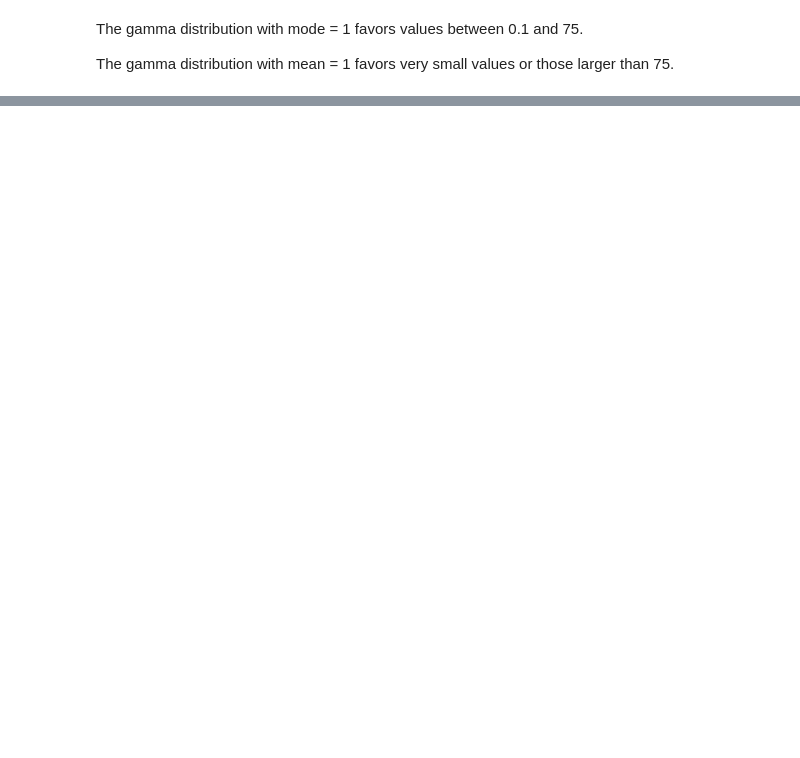
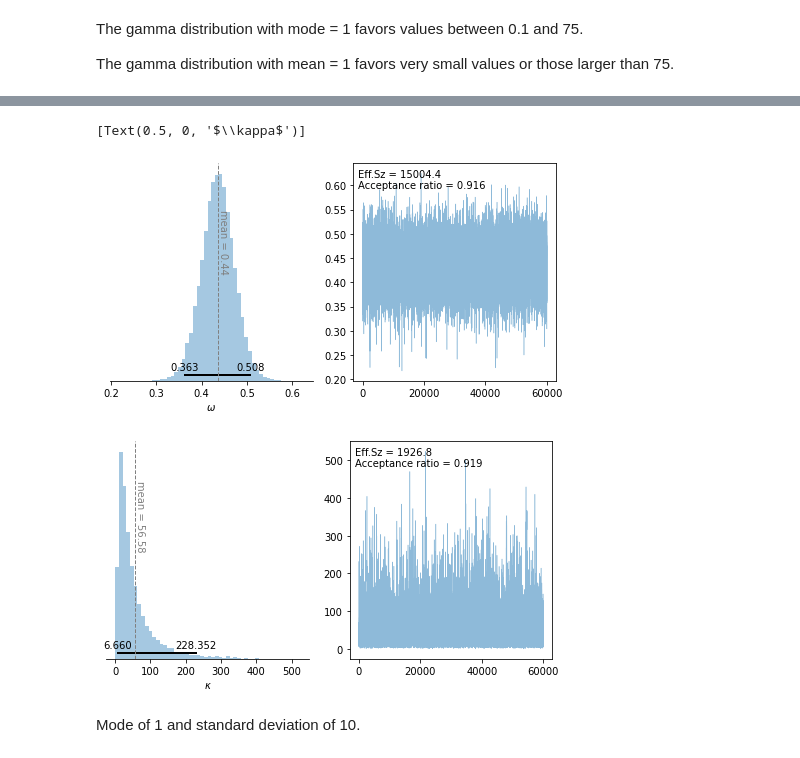
Before and after one commit to Nagasaki45/dbdapy, a Jupyter notebook: ch09.ipynb, the cells around one changed output, grey strips where cells are left out. Drawn from its saved outputs; the diff is of its cells as text; code cells hidden in the pictures; blank space fills up the shorter version.

```diff
--- a/ch09.ipynb
+++ b/ch09.ipynb
@@ -230,0 +92,34 @@ If the priors should be vague as possible mean 1 prior is probably better.
+# %%
+def run_pymc3_model_with_gamma_params(gamma_params, data, *, sample_prior=False):
+
+    subjects = data['s'].unique()
+
+    with pm.Model():
+
+        # Higher level parameters
+        omega = pm.Beta('omega', 1, 1)
+        # PyMC3 works with rate parameter instead of scale parameter
+        kappa = pm.Gamma('kappa', gamma_params.shape, 1 / gamma_params.scale) + 2
+
+        # Lower level parameters
+        subject_theta = pm.Beta(
+            'theta',
+            omega * (kappa - 2) + 1,
+            (1 - omega) * (kappa - 2) + 1,
+            shape=(len(subjects), 1),
+        )
+
+        # Subjects data
+        if not sample_prior:
+            subjects_data = [data['y'][data['s'] == s].values for s in subjects]
+            pm.Bernoulli(
+                'y',
+                subject_theta,
+                observed=subjects_data,
+            )
+
+        # Inference
+        # Aiming for >10k effective sample size on higher level params
+        trace = pm.sample(15_000, chains=CHAINS)
+
+    return trace
@@ -230,0 +128,5 @@ If the priors should be vague as possible mean 1 prior is probably better.
+# %%
+%%time
+
+gamma_params = gamma_params_from_mean_and_sd(1, 10)
+trace = run_pymc3_model_with_gamma_params(gamma_params, data)
@@ -230,0 +147,11 @@ If the priors should be vague as possible mean 1 prior is probably better.
+# %%
+axes = plot_utils.trace(trace.get_values('omega'))
+axes[0].set(xlabel=r'$\omega$')
+axes = plot_utils.trace(trace.get_values('kappa'))
+axes[0].set(xlabel=r'$\kappa$')
+# %% [output]
+[Text(0.5, 0, '$\\kappa$')]
+[figure, added]
+[figure, added]
+# %% [markdown]
+Mode of 1 and standard deviation of 10.
```
Also changed, not shown: parts of 59 cells of this notebook, 1 other file.
